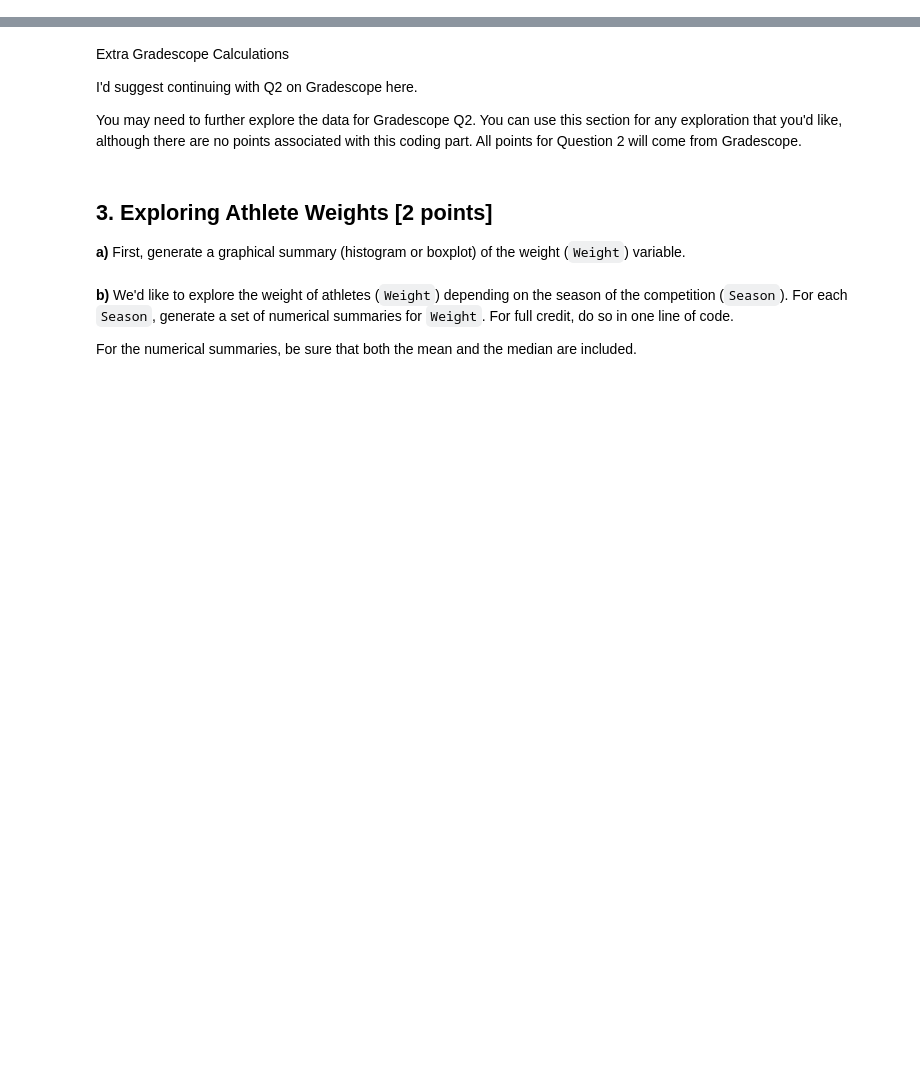
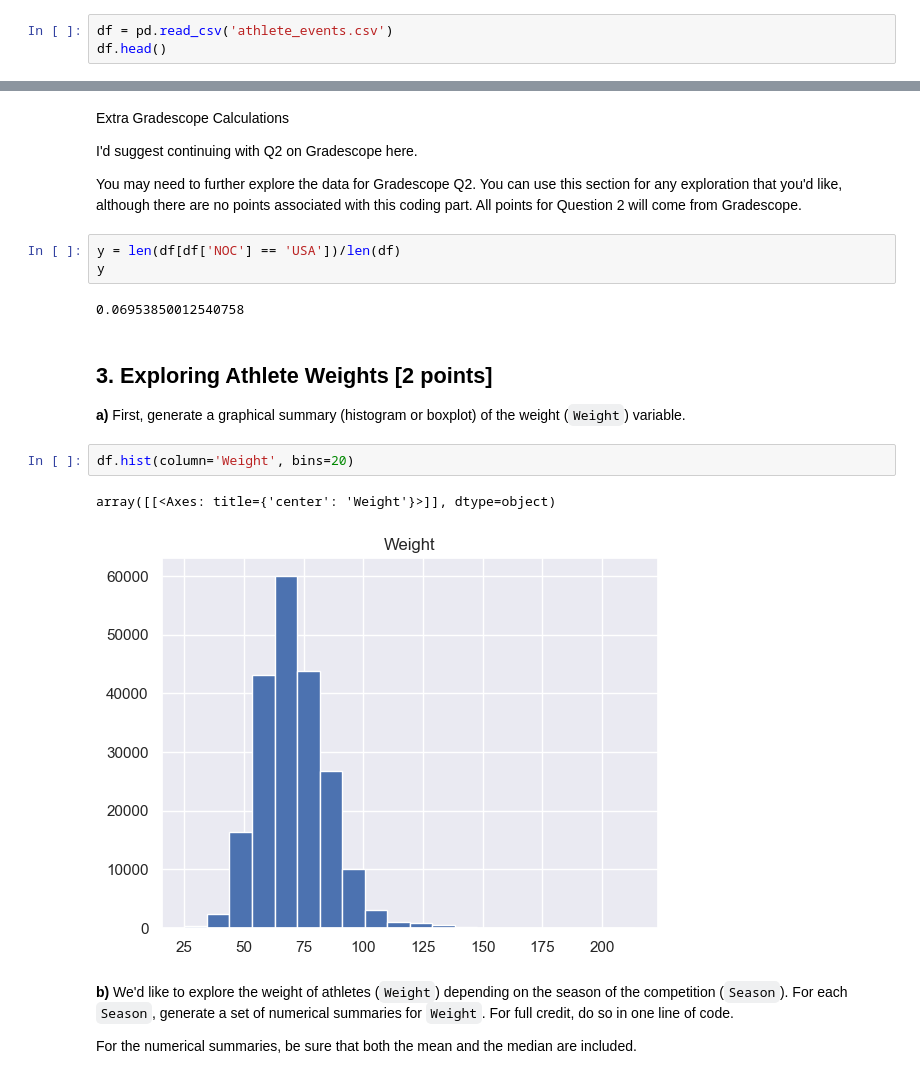
Before and after one commit to MatthewMandhyan/Stat207_clone, a Jupyter notebook: homework_03/homework_03.ipynb, the cells around one changed output, grey strips where cells are left out. Drawn from its saved outputs; the diff is of its cells as text; blank space fills up the shorter version.

```diff
--- a/homework_03/homework_03.ipynb
+++ b/homework_03/homework_03.ipynb
@@ -35,3 +35,6 @@ sns.set()
 ## 1. Read in the Data [0.5 points]
 
 **a)** Read the athlete_events.csv file in.  No need to search for missing values not immediately recognized by Python, and no need to drop any missing values.
+# %%
+df = pd.read_csv('athlete_events.csv')
+df.head()
@@ -49,10 +119,20 @@ Extra Gradescope Calculations
 I'd suggest continuing with Q2 on Gradescope here.
 
 You may need to further explore the data for Gradescope Q2.  You can use this section for any exploration that you'd like, although there are no points associated with this coding part.  All points for Question 2 will come from Gradescope.
+# %%
+y = len(df[df['NOC'] == 'USA'])/len(df)
+y
+# %% [output]
+0.06953850012540758
 # %% [markdown]
 ## 3. Exploring Athlete Weights [2 points]
 
 **a)** First, generate a graphical summary (histogram or boxplot) of the weight (`Weight`) variable.
+# %%
+df.hist(column='Weight', bins=20)
+# %% [output]
+array([[<Axes: title={'center': 'Weight'}>]], dtype=object)
+[figure, added]
 # %% [markdown]
 **b)** We'd like to explore the weight of athletes (`Weight`) depending on the season of the competition (`Season`).  For each `Season`, generate a set of numerical summaries for `Weight`.  For full credit, do so in one line of code.
 
```
Also changed, not shown: parts of 16 cells of this notebook.
